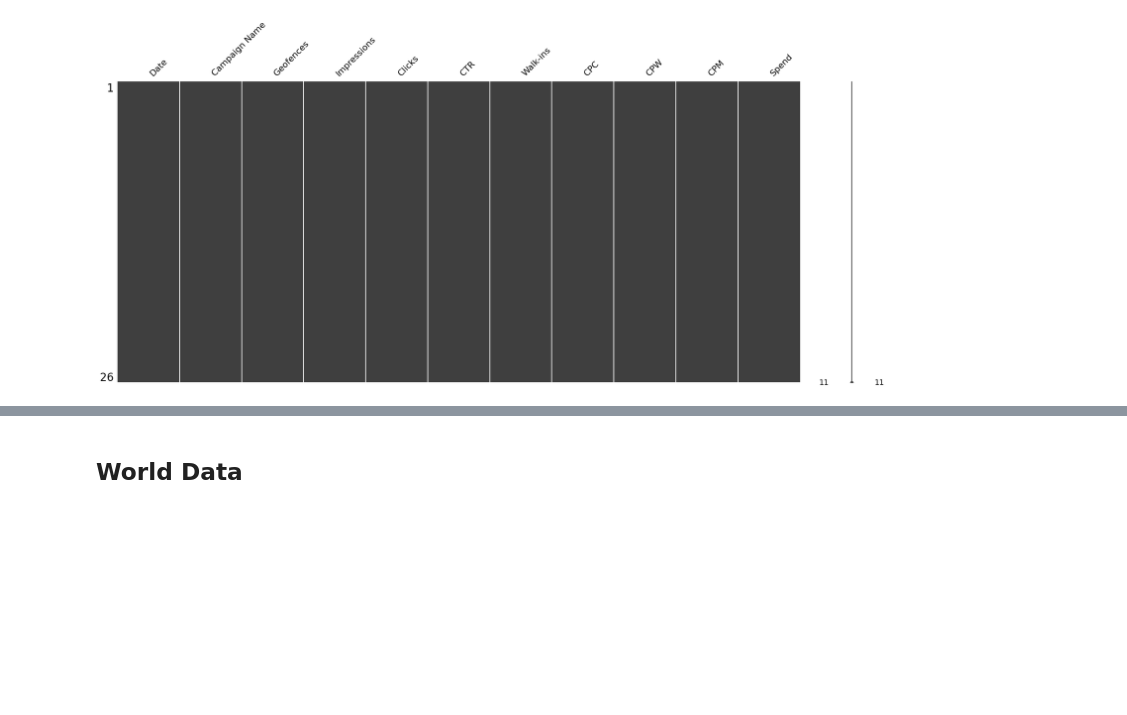
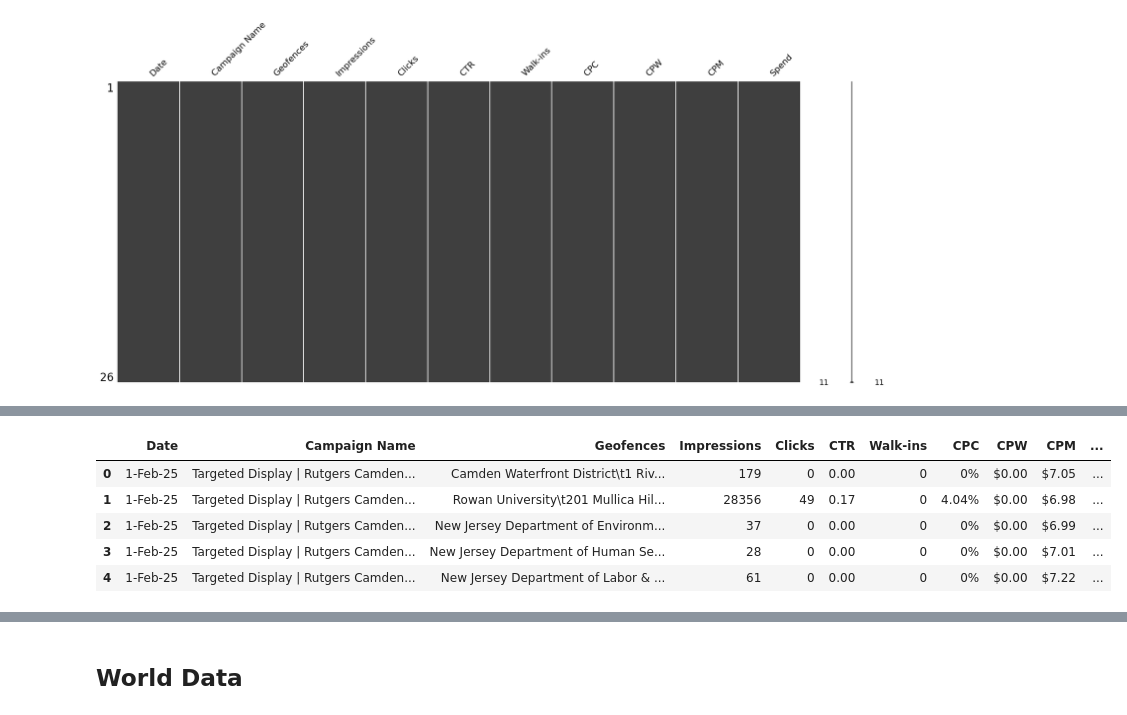
Before and after one commit to ewattudo/datamanagement, a Jupyter notebook: PS1.ipynb, the cells around one changed output, grey strips where cells are left out. Saved outputs shown, nothing was run; the diff lists cells and outputs as text; code cells hidden in the pictures; blank space fills up the shorter version.

Commit message:
Started manipulating the Geofence data. I also added a vis.

```diff
--- a/PS1.ipynb
+++ b/PS1.ipynb
@@ -243,0 +277,26 @@ msno.matrix(Geofence)
+# %%
+mapped_places = {
+    "Camden Waterfront District\t1 Riverside Drive\tCamden\tNJ\t08103": "Camden Area",
+    "Rowan University\t201 Mullica Hill Road\tGlassboro\tNJ\t08028": "Colleges and Universities",
+    "New Jersey Department of Environmental Protection\t401 East State Street\tTrenton\tNJ\t08608": "NJGov",
+    "New Jersey Department of Human Services\t222 South Warren Street\tTrenton\tNJ\t00860": "NJGov",
+    "New Jersey Department of Labor & Workforce Development\t1 John Fitch Plaza\tTrenton\tNJ\t08611": "NJGov",
+    "Rider University\t2083 Lawrenceville Road\tLawrenceville\tNJ\t08648": "Colleges and Universities",
+    "Lockheed Martin\t199 Borton Landing Road\tMoorestown\tNJ\t08057": "Camden Area",
+    "Camden City Hall\t520 Market Street\tCamden\tNJ\t08102": "Camden Area",
+    "Stockton University\t101 Vera King Farris Drive\tGalloway\tNJ\t08205": "Colleges and Universities",
+    "The College of New Jersey\t2000 Pennington Road\tEwing\tNJ\t08628": "Colleges and Universities",
+    "New Jersey Department of the Treasury\t50 West State Street\tTrenton\tNJ\t08608": "NJGov",
+    "New Jersey Department of Children and Families\t50 East State Street\tTrenton\tNJ\t08608": "NJGov",
+    "New Jersey Department of Banking and Insurance\t20 West State Street\tTrenton\tNJ\t08608": "NJGov"
+}
+
+Geofence["Categories"] = Geofence["Geofences"].map(mapped_places)
+Geofence.head(5)
+# %% [output]
+|  | Date | Campaign Name | Geofences | Impressions | Clicks | CTR | Walk-ins | CPC | CPW | CPM | ... |
+| 0 | 1-Feb-25 | Targeted Display | Rutgers Camden... | Camden Waterfront District\t1 Riv... | 179 | 0 | 0.00 | 0 | 0% | $0.00 | $7.05 | ... |
+| 1 | 1-Feb-25 | Targeted Display | Rutgers Camden... | Rowan University\t201 Mullica Hil... | 28356 | 49 | 0.17 | 0 | 4.04% | $0.00 | $6.98 | ... |
+| 2 | 1-Feb-25 | Targeted Display | Rutgers Camden... | New Jersey Department of Environm... | 37 | 0 | 0.00 | 0 | 0% | $0.00 | $6.99 | ... |
+| 3 | 1-Feb-25 | Targeted Display | Rutgers Camden... | New Jersey Department of Human Se... | 28 | 0 | 0.00 | 0 | 0% | $0.00 | $7.01 | ... |
+| 4 | 1-Feb-25 | Targeted Display | Rutgers Camden... | New Jersey Department of Labor & ... | 61 | 0 | 0.00 | 0 | 0% | $0.00 | $7.22 | ... |
```
Also changed, not shown: parts of 10 cells of this notebook.
